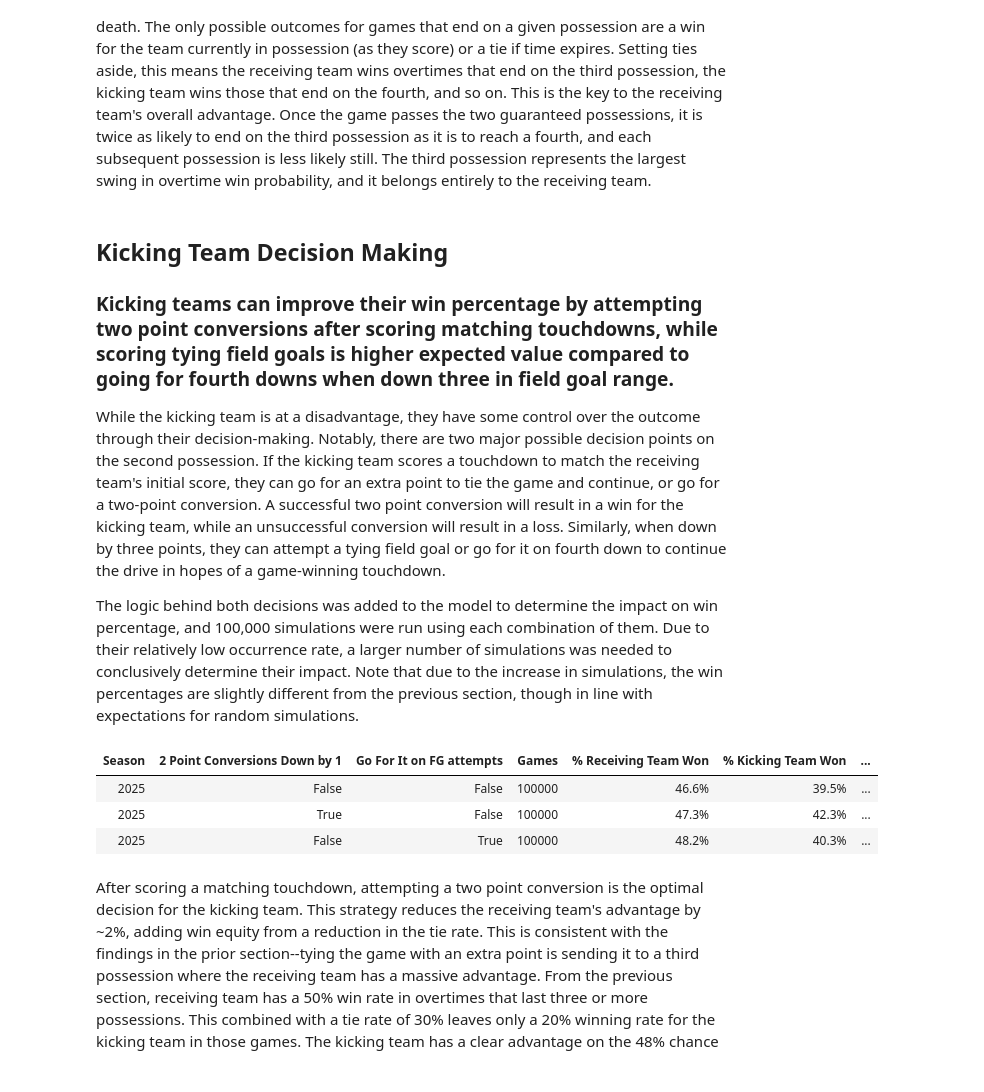
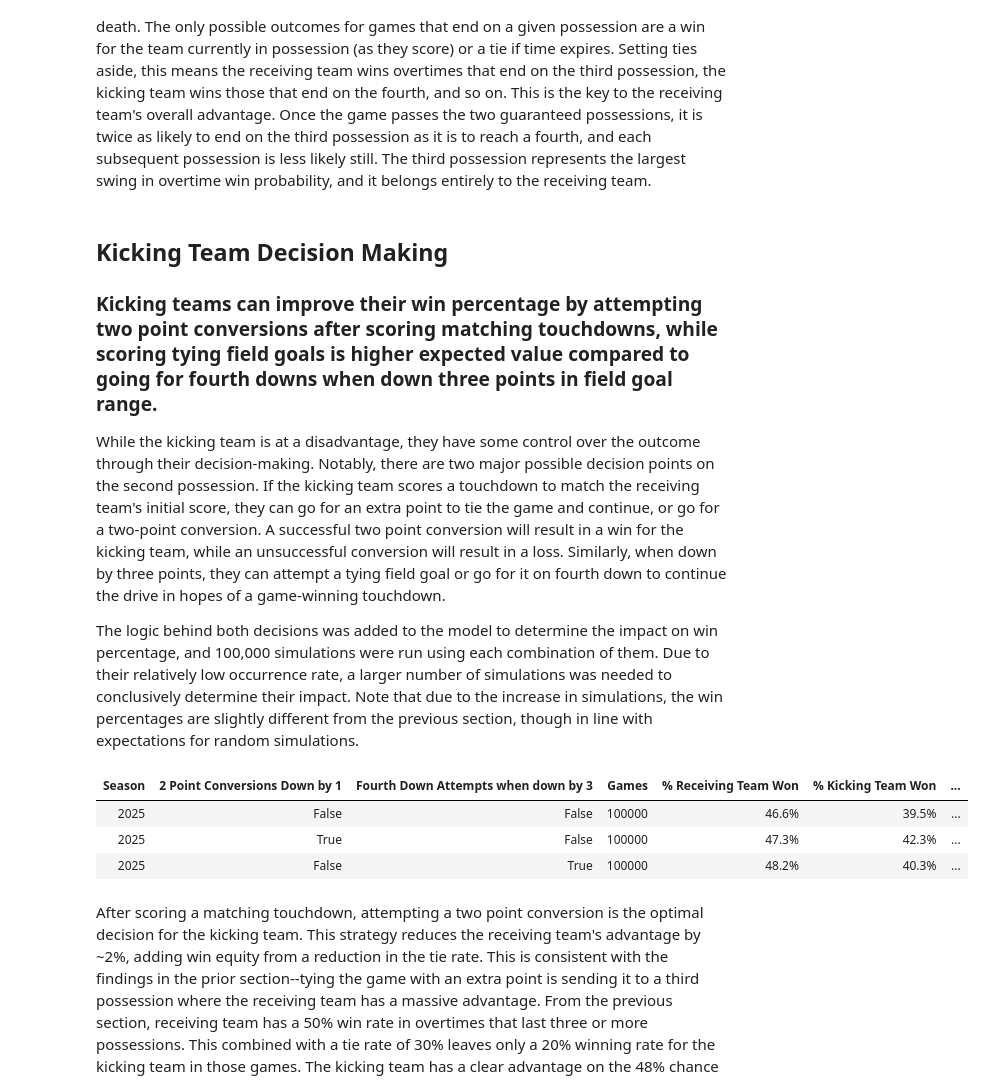
Before and after one commit to njlewin/NFL_Overtime_Model, a Jupyter notebook: NFL_Overtime_Model.ipynb, the cells around one changed output. Cells and saved outputs as stored; diff of their text form; code cells hidden in the pictures.

```diff
--- a/NFL_Overtime_Model.ipynb
+++ b/NFL_Overtime_Model.ipynb
@@ -115,24 +115,24 @@ The second chart shows the possession distribution and winning team results for
 After the two guaranteed possessions, however, the game effectively becomes sudden-death. The only possible outcomes for games that end on a given possession are a win for the team currently in possession (as they score) or a tie if time expires. Setting ties aside, this means the receiving team wins overtimes that end on the third possession, the kicking team wins those that end on the fourth, and so on. This is the key to the receiving team's overall advantage. Once the game passes the two guaranteed possessions, it is twice as likely to end on the third possession as it is to reach a fourth, and each subsequent possession is less likely still. The third possession represents the largest swing in overtime win probability, and it belongs entirely to the receiving team.
 # %% [markdown]
 ## Kicking Team Decision Making
-### Kicking teams can improve their win percentage by attempting two point conversions after scoring matching touchdowns, while scoring tying field goals is higher expected value compared to going for fourth downs when down three in field goal range.
+### Kicking teams can improve their win percentage by attempting two point conversions after scoring matching touchdowns, while scoring tying field goals is higher expected value compared to going for fourth downs when down three points in field goal range.
 While the kicking team is at a disadvantage, they have some control over the outcome through their decision-making. Notably, there are two major possible decision points on the second possession. If the kicking team scores a touchdown to match the receiving team's initial score, they can go for an extra point to tie the game and continue, or go for a two-point conversion. A successful two point conversion will result in a win for the kicking team, while an unsuccessful conversion will result in a loss. Similarly, when down by three points, they can attempt a tying field goal or go for it on fourth down to continue the drive in hopes of a game-winning touchdown.
 
 The logic behind both decisions was added to the model to determine the impact on win percentage, and 100,000 simulations were run using each combination of them. Due to their relatively low occurrence rate, a larger number of simulations was needed to conclusively determine their impact. Note that due to the increase in simulations, the win percentages are slightly different from the previous section, though in line with expectations for random simulations.
 # %%
 df = pd.read_csv(OUTPUT_DIR/OT_RESULTS_DEC).rename(columns = {
     'season':'Season',
     'games':'Games',
     'Receiving Team': '% Receiving Team Won',
     'Kicking Team': '% Kicking Team Won',
     'TIE': '% Tied',
     'Go For It on Extra Points': '2 Point Conversions Down by 1',
-    'Go For It on FG Attempts': 'Fourth Down Attempts when down by 3'
+    'Go For It on FG attempts': 'Fourth Down Attempts when down by 3'
 })
 pct_cols = [col for col in df if ('%' in col) or ('Advantage' in col)]
 display(df.style.hide(axis='index').format({c: '{:.1%}' for c in pct_cols}))
 # %% [output]
-| Season | 2 Point Conversions Down by 1 | Go For It on FG attempts | Games | % Receiving Team Won | % Kicking Team Won | ... |
+| Season | 2 Point Conversions Down by 1 | Fourth Down Attempts when down by 3 | Games | % Receiving Team Won | % Kicking Team Won | ... |
 | 2025 | False | False | 100000 | 46.6% | 39.5% | ... |
 | 2025 | True | False | 100000 | 47.3% | 42.3% | ... |
 | 2025 | False | True | 100000 | 48.2% | 40.3% | ... |
```
Also changed, not shown: parts of 1 cell of this notebook.
